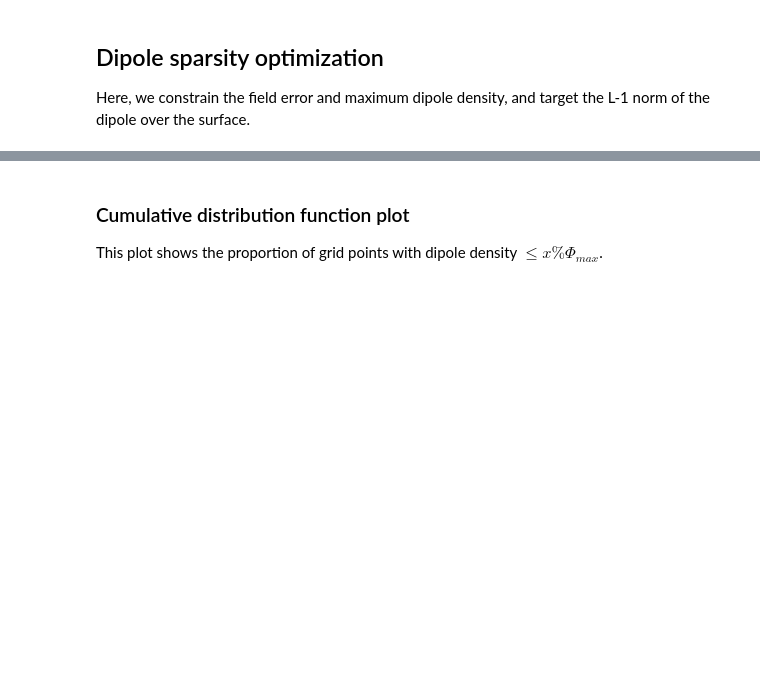
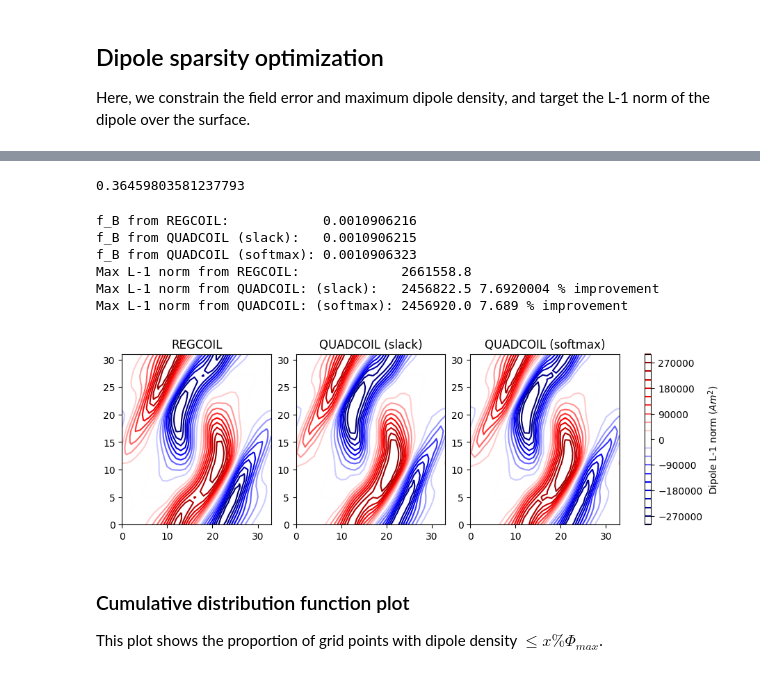
Before and after one commit to lankef/quadcoil, a Jupyter notebook: examples/dipole_density.ipynb, the cells around one changed output, grey strips where cells are left out. Drawn from its saved outputs; the diff is of its cells as text; code cells hidden in the pictures; blank space fills up the shorter version.

```diff
--- a/examples/dipole_density.ipynb
+++ b/examples/dipole_density.ipynb
@@ -294,33 +324,82 @@ TypeError: unsupported operand type(s) for -: 'DynamicJaxprTracer' and 'NoneType
+# %%
+# Solving with softmax amoothing
+time1 = time.time()
+l1_out_dict2, l1_qp2, l1_dofs2, l1_status2 = quadcoil(
+    nfp=plasma_surface.nfp,
+    stellsym=plasma_surface.stellsym,
+    plasma_coil_distance=separation,
+    mpol=mpol,
+    ntor=ntor,
+    plasma_dofs=plasma_surface.get_dofs(),
+    plasma_mpol=plasma_surface.mpol,
+    plasma_ntor=plasma_surface.ntor,
+    net_poloidal_current_amperes=net_poloidal_current_amperes,
+    net_toroidal_current_amperes=0.,
+    metric_name='f_B',
+    objective_name='f_l1_Phi', # Minimizing the L1 norm of Phi
+    objective_unit=unit_l1, # under an f_B, max Phi constraint
+    constraint_name=('f_B', 'f_max_Phi',),
+    constraint_type=('<=', '<=',),
+    constraint_unit=(f_B_target, f_Phi_ctrl,),
+    constraint_value=np.array([f_B_target, f_Phi_ctrl,]),
+    value_only=True,
+    smoothing='approx'
+    # verbose=3,
+    # **numerical_kwargs
+)
+time2 = time.time()
+print(time2-time1)
+# %% [output]
+0.36459803581237793
 # %%
-print('f_B from REGCOIL:      ', f_B(regcoili_qp, phi_test_list[i_infl]))
-print('f_B from QUADCOIL:     ', f_B(l1_qp, l1_dofs))
+print('f_B from REGCOIL:           ', f_B(regcoili_qp, phi_test_list[i_infl]))
+print('f_B from QUADCOIL (slack):  ', f_B(l1_qp, l1_dofs))
+print('f_B from QUADCOIL (softmax):', f_B(l1_qp2, l1_dofs2))
+
 f_l1_Phi_crtl = f_l1_Phi(regcoili_qp, phi_test_list[i_infl])
 f_l1_Phi_l1 = f_l1_Phi(l1_qp, l1_dofs)
-print('Max dipole dens from REGCOIL:      ', f_l1_Phi_crtl)
-print('Max dipole dens from QUADCOIL:     ', f_l1_Phi_l1, round((f_l1_Phi_crtl-f_l1_Phi_l1)/f_l1_Phi_crtl*100, 3), '% improvement')
+f_l1_Phi_l12 = f_l1_Phi(l1_qp2, l1_dofs2)
+
+print('Max L-1 norm from REGCOIL:            ', f_l1_Phi_crtl)
+print('Max L-1 norm from QUADCOIL: (slack):  ', f_l1_Phi_l1, round((f_l1_Phi_crtl-f_l1_Phi_l1)/f_l1_Phi_crtl*100, 3), '% improvement')
+print('Max L-1 norm from QUADCOIL: (softmax):', f_l1_Phi_l12, round((f_l1_Phi_crtl-f_l1_Phi_l12)/f_l1_Phi_crtl*100, 3), '% improvement')
 
 phi_regcoil = Phi(regcoili_qp, phi_test_list[i_infl])
 phi_quadcoil_l1 = Phi(l1_qp, l1_dofs)
+phi_quadcoil_l12 = Phi(l1_qp2, l1_dofs2)
+
 cmin = np.min([phi_regcoil, phi_quadcoil_l1])
 cmax = np.max([phi_regcoil, phi_quadcoil_l1])
 
-fig, axes = plt.subplots(1, 2, figsize=(6, 3), constrained_layout=True)
+fig, axes = plt.subplots(1, 3, figsize=(9, 3), constrained_layout=True)
 
 # Plot for REGCOIL
 im0 = axes[0].contour(phi_regcoil, vmin=cmin, vmax=cmax, cmap = 'seismic', levels=20)
 axes[0].set_title('REGCOIL')
 
 # Plot for QUADCOIL
 im1 = axes[1].contour(phi_quadcoil_l1, vmin=cmin, vmax=cmax, cmap = 'seismic', levels=20)
-axes[1].set_title('QUADCOIL')
+axes[1].set_title('QUADCOIL (slack)')
+
+# Plot for QUADCOIL
+im1 = axes[2].contour(phi_quadcoil_l12, vmin=cmin, vmax=cmax, cmap = 'seismic', levels=20)
+axes[2].set_title('QUADCOIL (softmax)')
 
 
 
 # Add colorbar with better positioning
 cbar = fig.colorbar(im1, ax=axes, orientation='vertical', shrink=1., aspect=25, pad=0.05)
-cbar.set_label("Dipole Density (A)")
+cbar.set_label("Dipole L-1 norm ($Am^2$)")
 
 plt.show()
+# %% [output]
+f_B from REGCOIL:            0.0010906216
+f_B from QUADCOIL (slack):   0.0010906215
+f_B from QUADCOIL (softmax): 0.0010906323
+Max L-1 norm from REGCOIL:             2661558.8
+Max L-1 norm from QUADCOIL: (slack):   2456822.5 7.6920004 % improvement
+Max L-1 norm from QUADCOIL: (softmax): 2456920.0 7.689 % improvement
+[figure, added]
 # %% [markdown]
 ### Cumulative distribution function plot
 This plot shows the proportion of grid points
```
Also changed, not shown: parts of 19 cells of this notebook, 9 other files.
